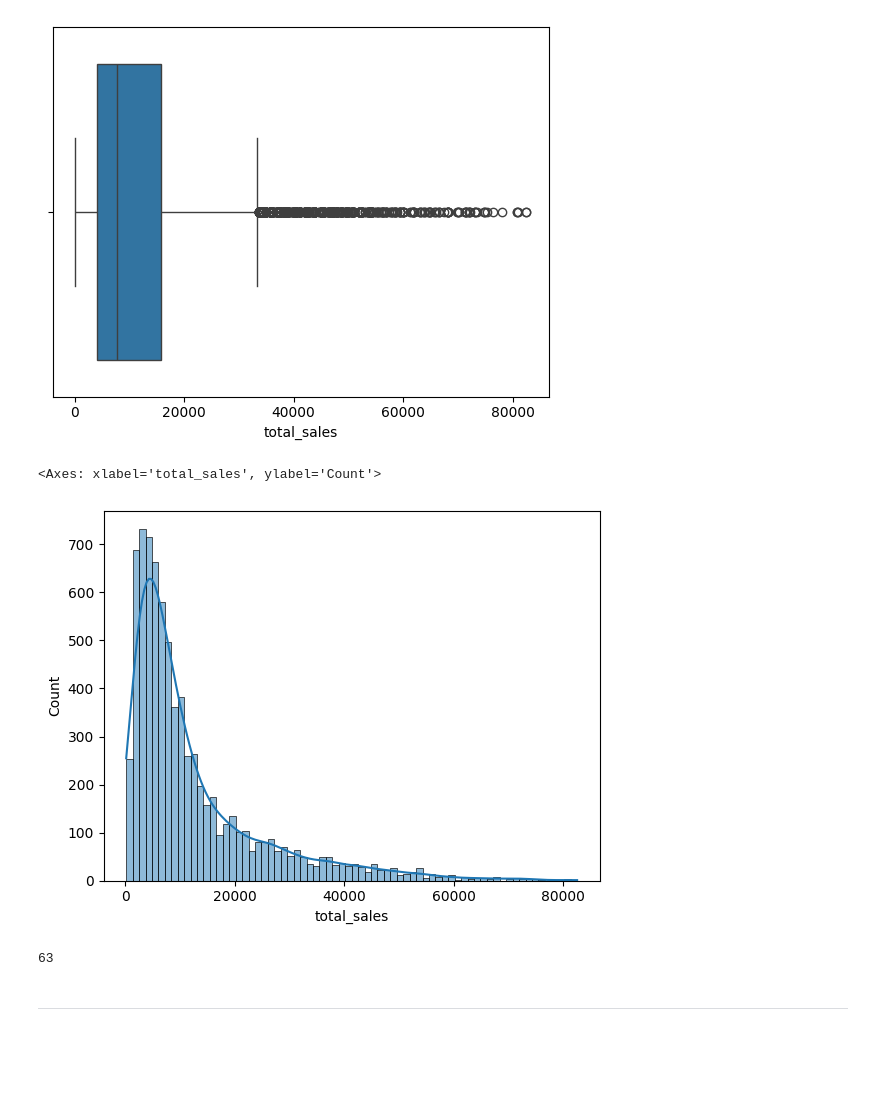
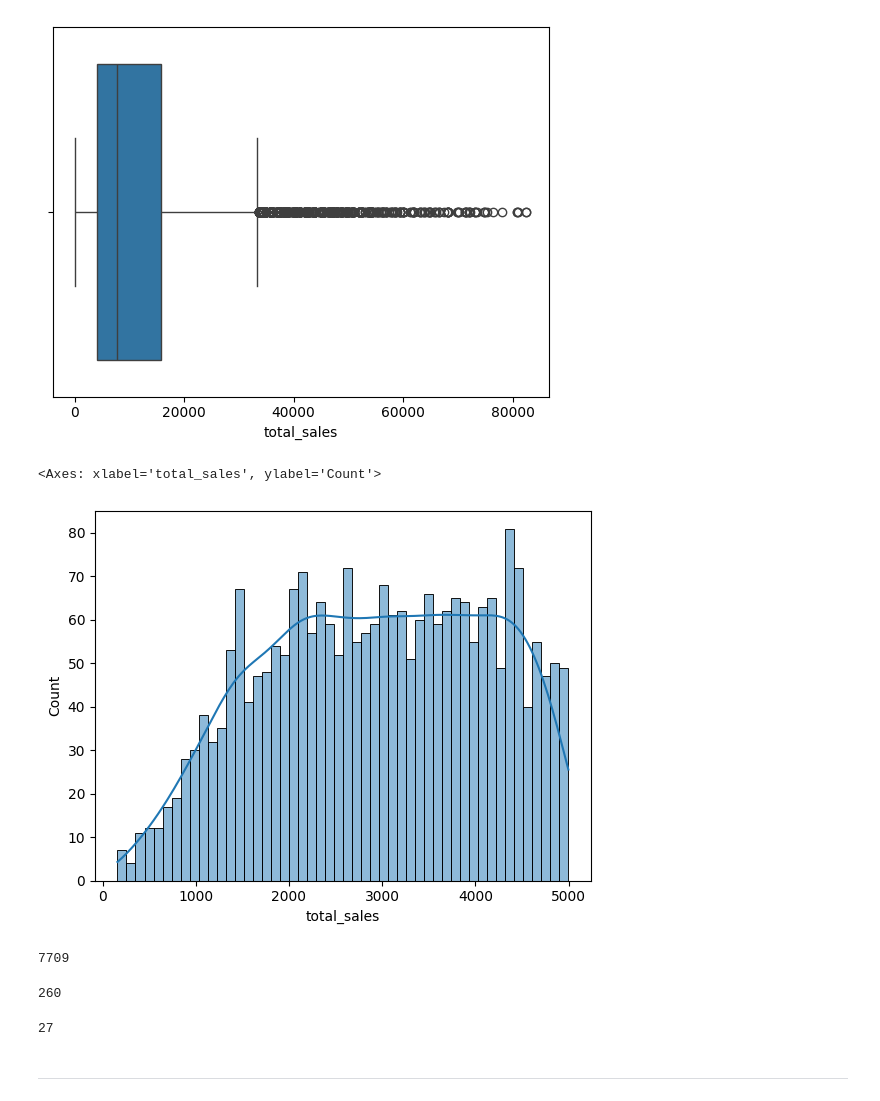
Before and after one commit to antonio-herrera-gb/ML_Adidas-Forecast, a Jupyter notebook: src/notebooks/two.ipynb, the cells around one changed output. Cells and saved outputs as stored; diff of their text form; code cells hidden in the pictures; blank space fills up the shorter version.

```diff
--- a/src/notebooks/two.ipynb
+++ b/src/notebooks/two.ipynb
@@ -581,15 +579,24 @@ sns.boxplot(x=y_train)
 # %% [output]
 <Axes: xlabel='total_sales'>
 [figure]
-# %%
-sns.histplot(y_train, kde = True)
-# %% [output]
-<Axes: xlabel='total_sales', ylabel='Count'>
-[figure, removed]
+# %%
+# quiero ver el grafico hist desde los 0 a 1200
+sns.histplot(y_train[y_train < 5000], bins=50, kde=True)
+# %% [output]
+<Axes: xlabel='total_sales', ylabel='Count'>
+[figure, added]
+# %%
+len(y_train)
+# %% [output]
+7709
 # %%
-len(y_train[y_train > 60000])
+len(y_train[y_train > 45000])
 # %% [output]
-63
+260
+# %%
+len(y_train[y_train < 500])
+# %% [output]
+27
 # %% [markdown]
 -------------------
 # %%
```
Also changed, not shown: parts of 37 cells of this notebook, 16 other files.
